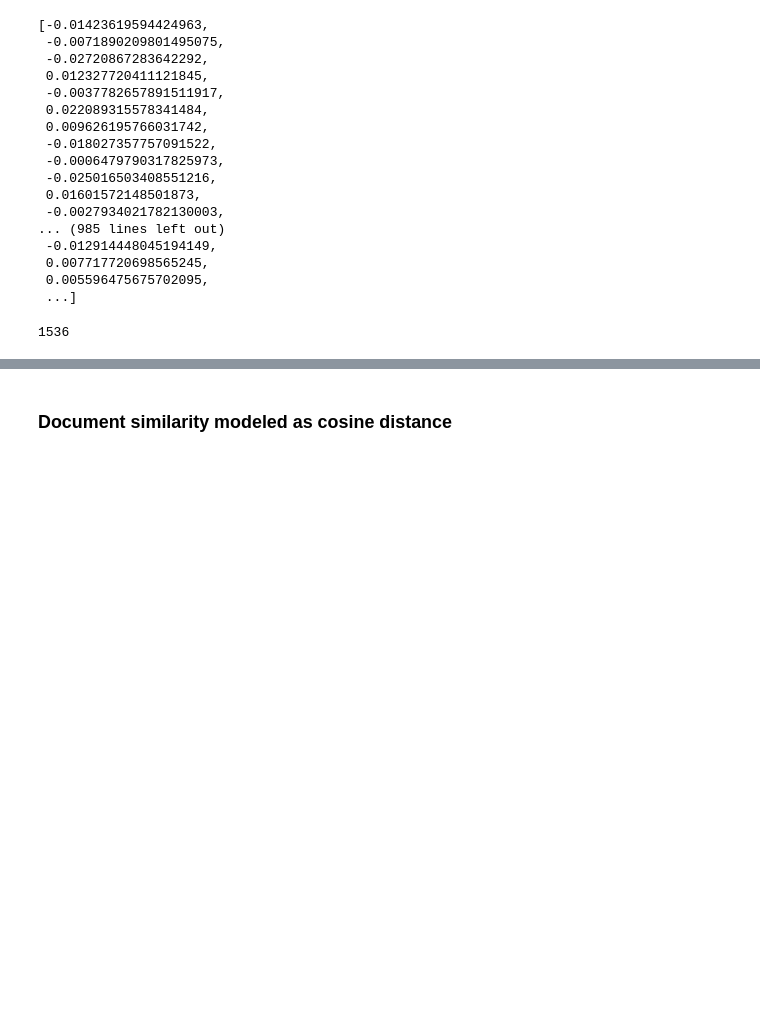
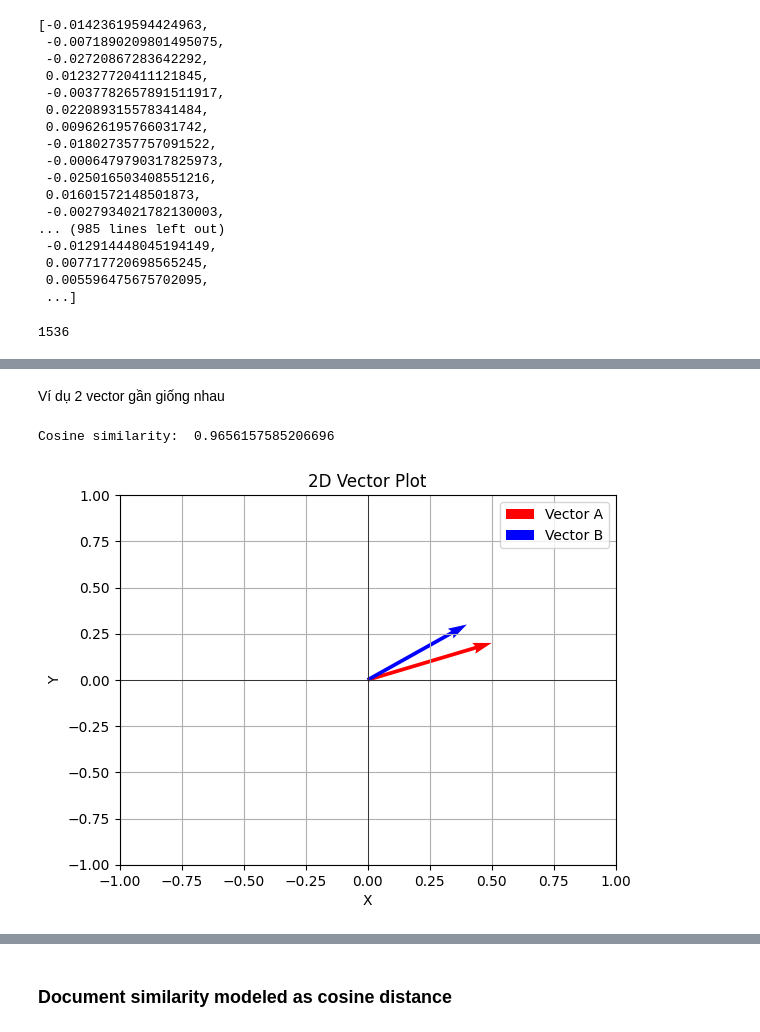
Before and after one commit to nashtech-garage/aidesignwins2024, a Jupyter notebook: notebooks/01_vector_embeddings.ipynb, the cells around one changed output, grey strips where cells are left out. Saved outputs shown, nothing was run; the diff lists cells and outputs as text; code cells hidden in the pictures; blank space fills up the shorter version.

```diff
--- a/notebooks/01_vector_embeddings.ipynb
+++ b/notebooks/01_vector_embeddings.ipynb
@@ -53,0 +73,37 @@ len(vector)
+# %% [markdown]
+Ví dụ 2 vector gần giống nhau
+# %%
+# Định nghĩa các vector
+A = np.array([0.5, 0.2])
+B = np.array([0.4, 0.3])
+print("Cosine similarity: ", cosine_similarity(A, B))
+# %% [output]
+Cosine similarity:  0.9656157585206696
+# %%
+import numpy as np
+import matplotlib.pyplot as plt
+
+# Tạo figure và axis
+fig, ax = plt.subplots()
+
+# Vẽ các vector
+ax.quiver(0, 0, A[0], A[1], angles='xy', scale_units='xy', scale=1, color='r', label='Vector A')
+ax.quiver(0, 0, B[0], B[1], angles='xy', scale_units='xy', scale=1, color='b', label='Vector B')
+
+# Đặt giới hạn
+ax.set_xlim(-1, 1)
+ax.set_ylim(-1, 1)
+
+# Thêm nhãn
+ax.set_xlabel('X')
+ax.set_ylabel('Y')
+ax.set_title('2D Vector Plot')
+ax.legend()
+
+# Hiển thị đồ thị
+plt.grid()
+plt.axhline(0, color='black',linewidth=0.5)
+plt.axvline(0, color='black',linewidth=0.5)
+plt.show()
+# %% [output]
+[figure, added]
```
Also changed, not shown: parts of 7 cells of this notebook, 3 other files.
